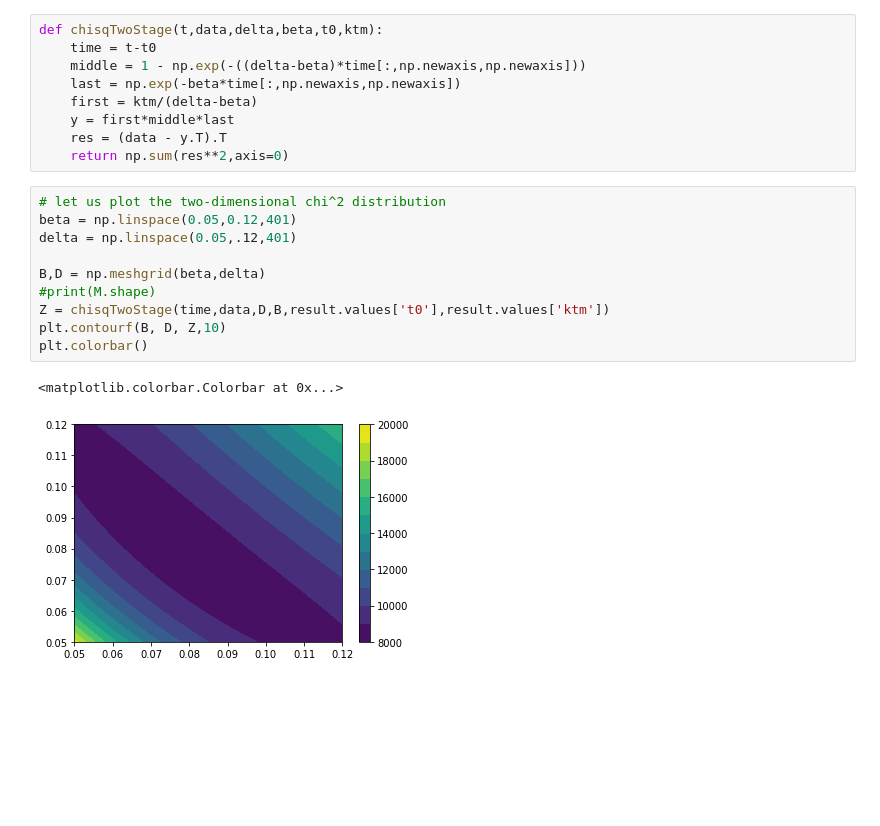
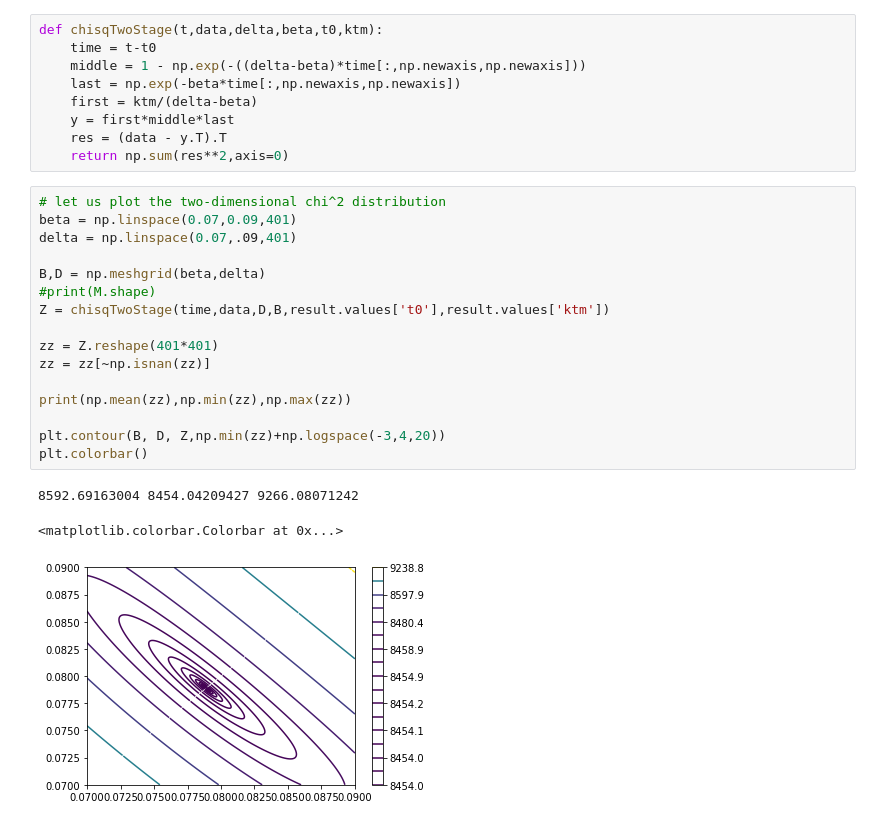
Before and after one commit to hstrey/BME-572-2018, a Jupyter notebook: mRNA fitting.ipynb, the cells around one changed output. Saved outputs shown, nothing was run; the diff lists cells and outputs as text; blank space fills up the shorter version.

Commit message:
added logarithmic contour lines

```diff
--- a/mRNA fitting.ipynb
+++ b/mRNA fitting.ipynb
@@ -107,14 +109,21 @@ def chisqTwoStage(t,data,delta,beta,t0,ktm):
     return np.sum(res**2,axis=0)
 # %%
 # let us plot the two-dimensional chi^2 distribution
-beta = np.linspace(0.05,0.12,401)
-delta = np.linspace(0.05,.12,401)
+beta = np.linspace(0.07,0.09,401)
+delta = np.linspace(0.07,.09,401)
 
 B,D = np.meshgrid(beta,delta)
 #print(M.shape)
 Z = chisqTwoStage(time,data,D,B,result.values['t0'],result.values['ktm'])
-plt.contourf(B, D, Z,10)
+
+zz = Z.reshape(401*401)
+zz = zz[~np.isnan(zz)]
+
+print(np.mean(zz),np.min(zz),np.max(zz))
+
+plt.contour(B, D, Z,np.min(zz)+np.logspace(-3,4,20))
 plt.colorbar()
 # %% [output]
-<matplotlib.colorbar.Colorbar at 0x...>
+8592.69163004 8454.04209427 9266.08071242
+<matplotlib.colorbar.Colorbar at 0x...>
-[figure, old version]
+[figure, new version]
```
Also changed, not shown: parts of 3 cells of this notebook, 1 other file.
